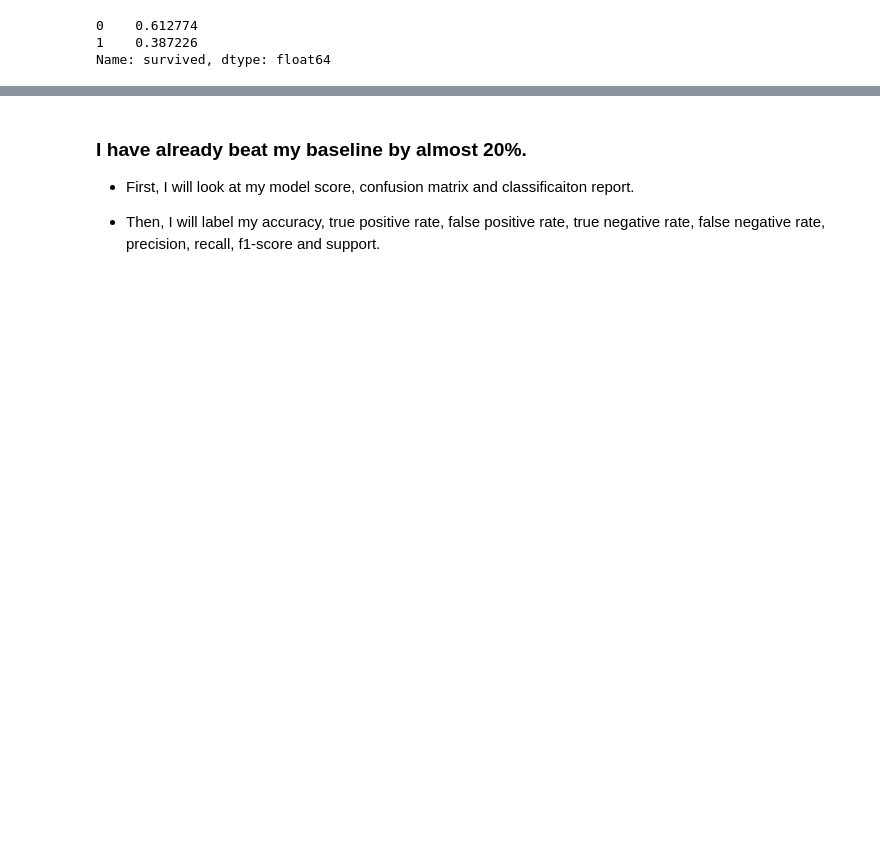
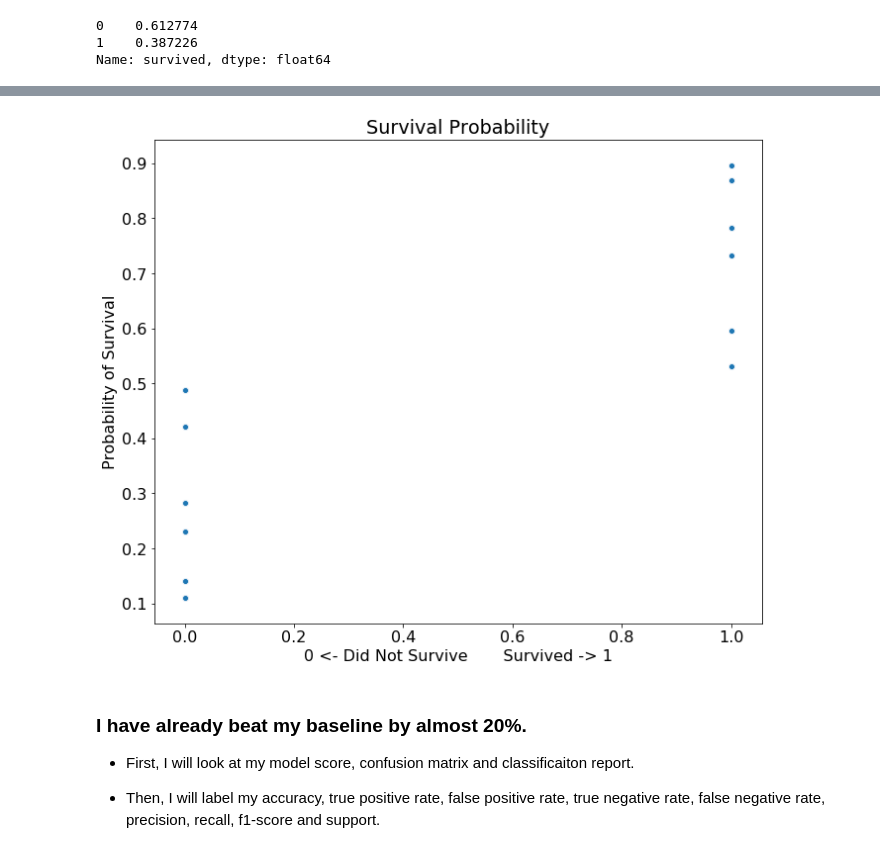
Before and after one commit to faithkane3/ds-methodologies-exercises, a Jupyter notebook: classification/logistic_regression_exercises.ipynb, the cells around one changed output, grey strips where cells are left out. Drawn from its saved outputs; the diff is of its cells as text; code cells hidden in the pictures; blank space fills up the shorter version.

```diff
--- a/classification/logistic_regression_exercises.ipynb
+++ b/classification/logistic_regression_exercises.ipynb
@@ -123,3 +134,12 @@ eval_df.head()
+# %%
+sns.scatterplot('yhat', 'probs', data=eval_df)
+
+plt.ylabel('Probability of Survival')
+plt.xlabel('0 <- Did Not Survive       Survived -> 1')
+plt.title('Survival Probability')
+plt.show()
+# %% [output]
+[figure, added]
 # %% [markdown]
 ### I have already beat my baseline by almost 20%.
 
```
Also changed, not shown: parts of 24 cells of this notebook, 1 other file.
